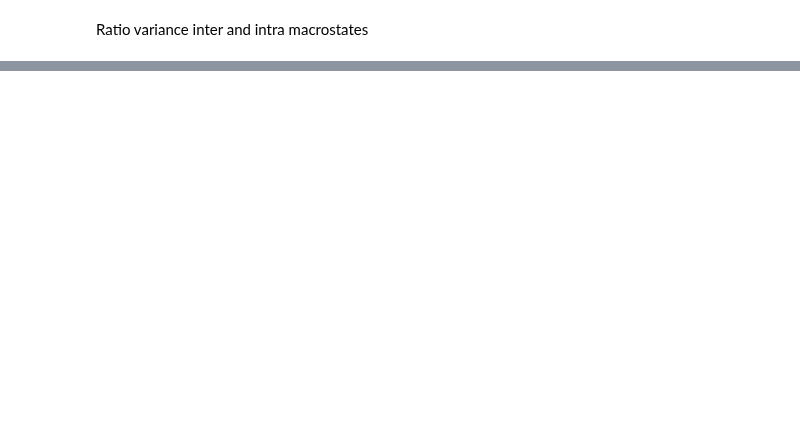
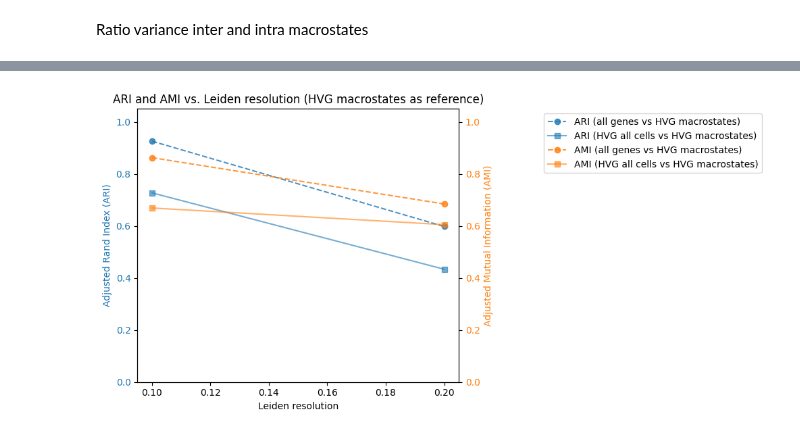
Before and after one commit to Augugustine/CITE-seq-analysis-CLL, a Jupyter notebook: 3- Boolean model/Binarization.ipynb, the cells around one changed output, grey strips where cells are left out. Saved outputs shown, nothing was run; the diff lists cells and outputs as text; code cells hidden in the pictures; blank space fills up the shorter version.

```diff
--- a/3- Boolean model/Binarization.ipynb
+++ b/3- Boolean model/Binarization.ipynb
@@ -271,0 +418,51 @@ print("Clustering avec HVG globaux OK")
+# %%
+fig, ax1 = plt.subplots(figsize=(11, 5))
+
+color_ari = "C0"
+color_ami = "C1"
+
+# ARI: left axis (all genes vs HVG macrostates)
+ax1.plot(
+    resolution, ari_tg_vals,
+    "o", color=color_ari, label="ARI (all genes vs HVG macrostates)", alpha=0.8, linestyle="--")
+
+# ARI: left axis (HVG all cells vs HVG macrostates)
+ax1.plot(
+    resolution, ari_global_vals,
+    "s-", color=color_ari, label="ARI (HVG all cells vs HVG macrostates)", alpha=0.6)
+
+ax1.set_xlabel("Leiden resolution")
+ax1.set_ylabel("Adjusted Rand Index (ARI)", color=color_ari)
+ax1.tick_params(axis="y", labelcolor=color_ari)
+ax1.set_ylim(0, 1.05)
+ax1.set_title("ARI and AMI vs. Leiden resolution (HVG macrostates as reference)")
+
+ax2 = ax1.twinx()
+
+# AMI: right axis (all genes vs HVG macrostates)
+ax2.plot(
+    resolution, ami_tg_vals,
+    "o", color=color_ami, label="AMI (all genes vs HVG macrostates)", alpha=0.8, linestyle="--")
+
+# AMI: right axis (HVG all cells vs HVG macrostates)
+ax2.plot(
+    resolution, ami_global_vals,
+    "s-", color=color_ami, label="AMI (HVG all cells vs HVG macrostates)", alpha=0.6)
+
+ax2.set_ylabel("Adjusted Mutual Information (AMI)", color=color_ami)
+ax2.tick_params(axis="y", labelcolor=color_ami)
+ax2.set_ylim(0, 1.05)
+
+# legend
+lines1, labels1 = ax1.get_legend_handles_labels()
+lines2, labels2 = ax2.get_legend_handles_labels()
+ax1.legend(
+    lines1 + lines2, labels1 + labels2,
+    bbox_to_anchor=(1.25, 1), loc="upper left")
+
+plt.tight_layout()
+plt.savefig("ari_ami_vs_n_clusters_4curves.pdf", dpi=300, bbox_inches="tight")
+plt.savefig("ari_ami_vs_n_clusters_4curves.png", dpi=300, bbox_inches="tight")
+plt.show()
+# %% [output]
+[figure, added]
```
Also changed, not shown: parts of 17 cells of this notebook, 1 other file.
